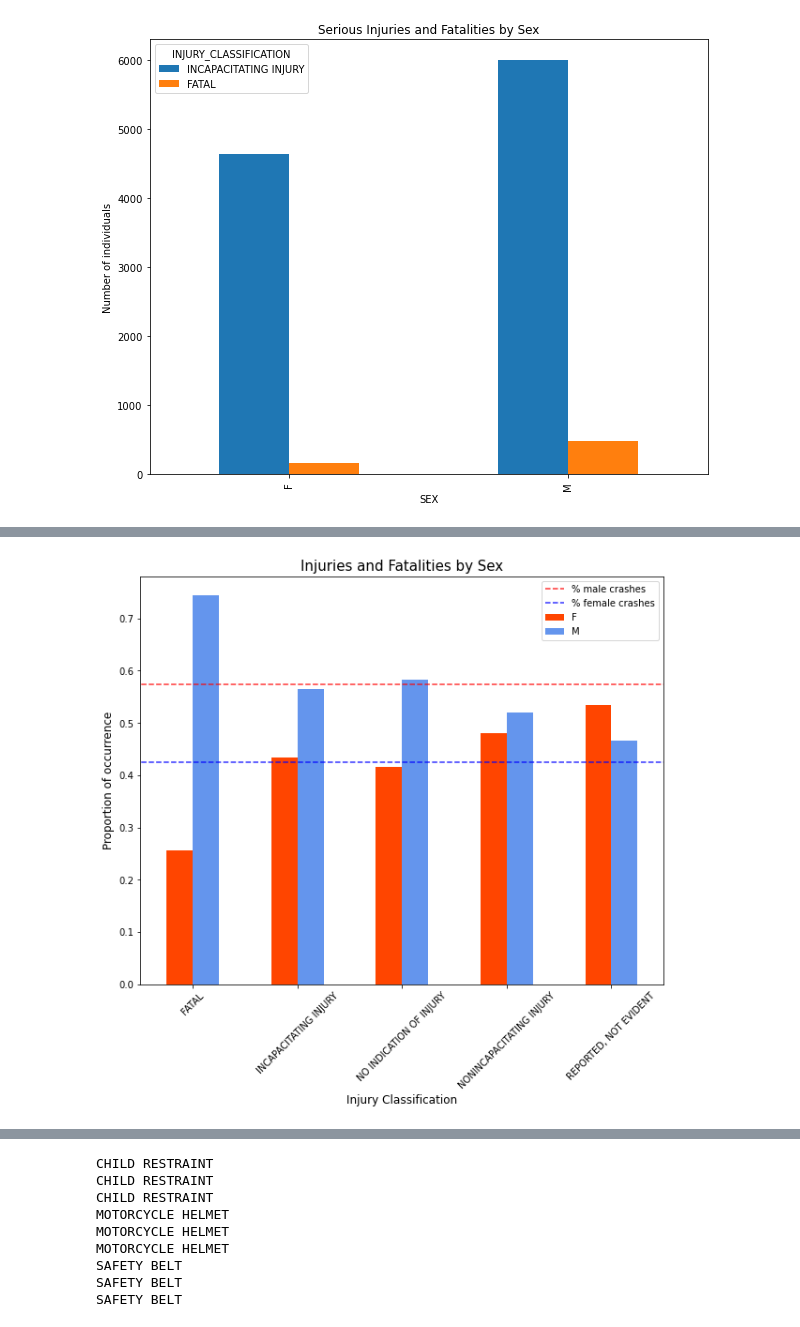
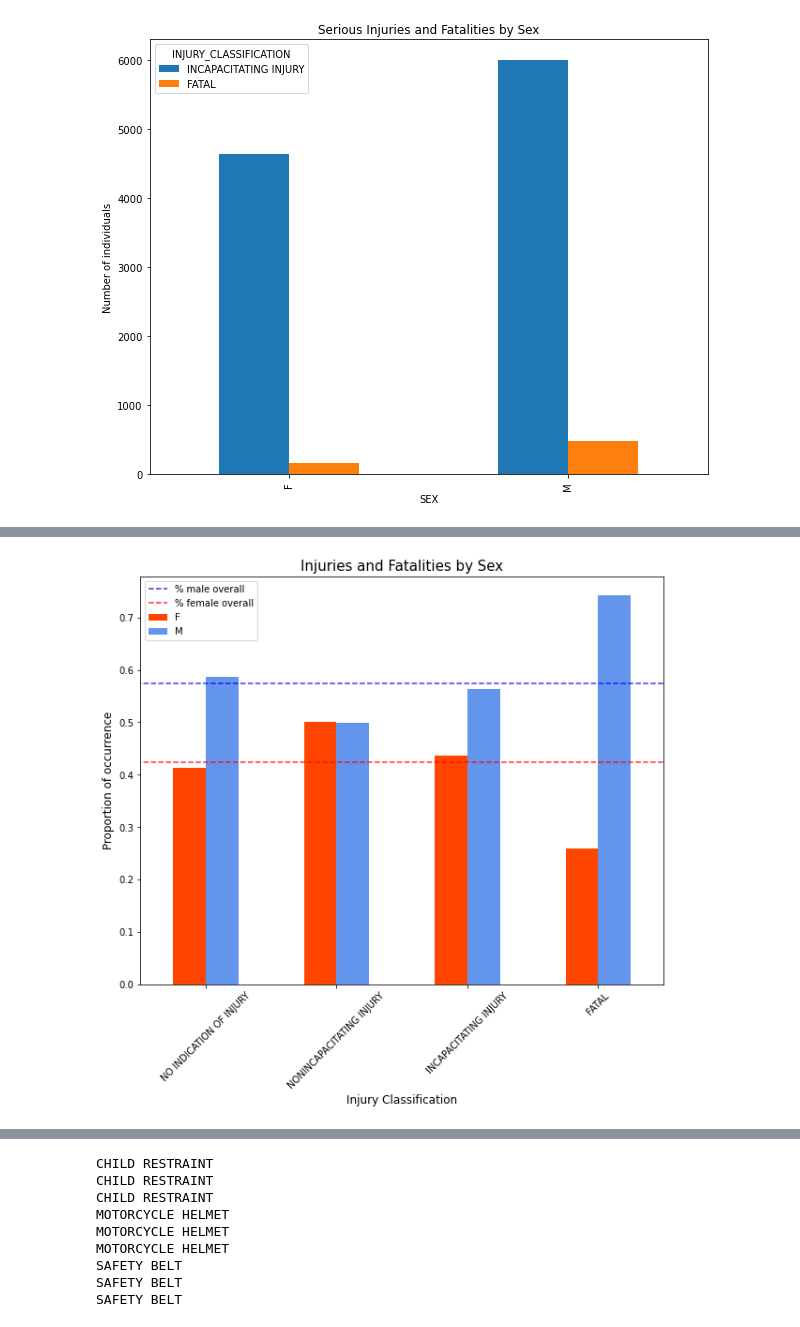
Before and after one commit to AngieKay/Chicago-Crashes, a Jupyter notebook: Markowitz_viz_nb.ipynb, the cells around one changed output, grey strips where cells are left out. Drawn from its saved outputs; the diff is of its cells as text; code cells hidden in the pictures.

```diff
--- a/Markowitz_viz_nb.ipynb
+++ b/Markowitz_viz_nb.ipynb
@@ -569,0 +577,32 @@ injuries_by_sex.columns = []
+# %%
+def normalize_data(crosstab_df):
+    '''
+    Normalize values down a column in a dataframe,
+    specifically for crosstab dataframes using pd.crosstab()
+    '''
+    crosstab_df_copy = crosstab_df.copy()
+    for col in crosstab_df_copy.columns:
+        crosstab_df_copy[col] = crosstab_df_copy[col].apply(lambda x: x/crosstab_df_copy[col].sum())
+    return crosstab_df_copy
+# %%
+def reorder_columns(crosstab_df):
+    '''
+    Order columns in same order as our target classes.
+    '''
+    crosstab_df_copy = crosstab_df.copy()
+    crosstab_df_copy = crosstab_df_copy[['NO INDICATION OF INJURY', 'NONINCAPACITATING INJURY', 'INCAPACITATING INJURY', 'FATAL']]
+    return crosstab_df_copy
+# %%
+def process_crosstab_df(crosstab_df):
+    '''
+    Combine previous three functions to provide a fully reformatted crosstab df,
+    then transpose so it's ready for visualization.
+    '''
+    crosstab_df_copy = crosstab_df.copy()
+    crosstab_df_copy = combine_minor_injuries(crosstab_df_copy)
+    crosstab_df_copy = normalize_data(crosstab_df_copy)
+    crosstab_df_copy = reorder_columns(crosstab_df_copy)
+    return crosstab_df_copy.T
+# %%
+injuries_by_sex_norm = process_crosstab_df(injuries_by_sex)
+injuries_by_sex_norm
@@ -576,17 +622,17 @@ X    0.001361
 Name: SEX, dtype: float64
 # %%
 fig, ax = plt.subplots(figsize=(10, 8))
-injuries_by_sex.T.plot.bar(ax=ax, color=('orangered', 'cornflowerblue'))
+injuries_by_sex_norm.plot.bar(ax=ax, color=('orangered', 'cornflowerblue'))
 plt.title('Injuries and Fatalities by Sex', size=15)
 plt.ylabel('Proportion of occurrence', size=12)
 plt.xlabel('Injury Classification', size=12)
-plt.hlines(y=0.574415, xmin=-50, xmax=100, alpha=0.8, color='red', ls='--', label='% male crashes')
-plt.hlines(y=0.424224, xmin=-50, xmax=100, alpha=0.8, color='blue', ls='--', label='% female crashes')
+plt.hlines(y=0.574415, xmin=-50, xmax=100, alpha=0.8, color='blue', ls='--', label='% male overall')
+plt.hlines(y=0.424224, xmin=-50, xmax=100, alpha=0.8, color='red', ls='--', label='% female overall')
 plt.legend()
 plt.xticks(rotation = 45)
 plt.show()
 # %% [output]
-[figure, old version]
+[figure, new version]
 # %%
 people_crashes_df.columns
 # %% [output]
```
Also changed, not shown: parts of 17 cells of this notebook.
